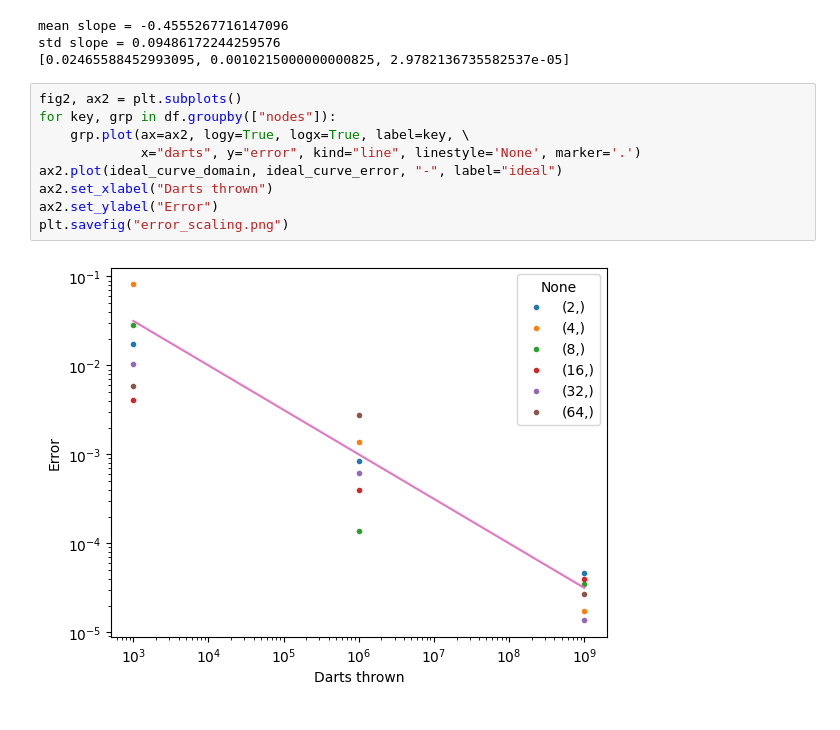
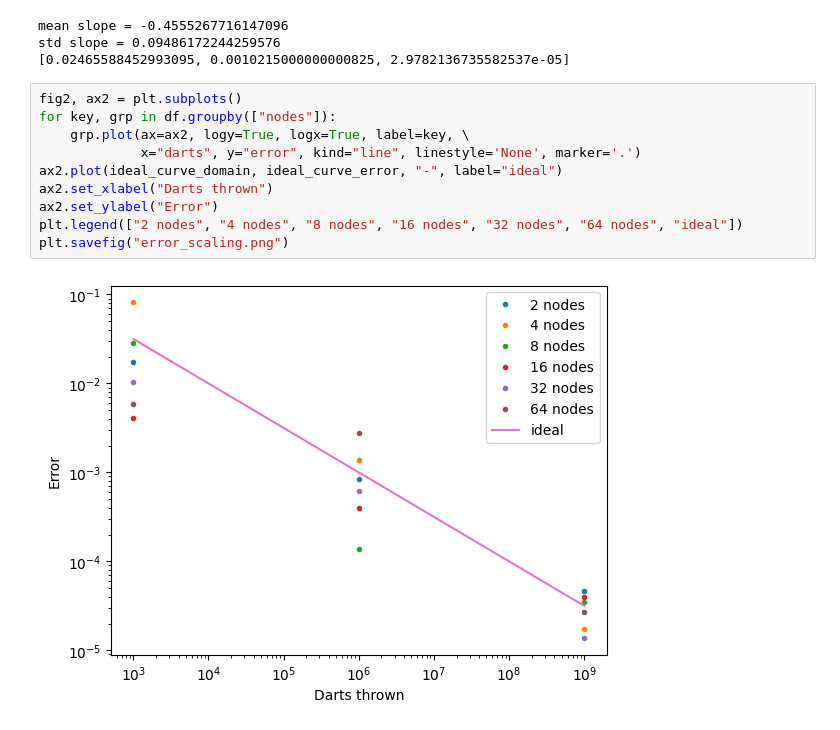
Before and after one commit to cmse822/project-2-pi-by-mpi-team1, a Jupyter notebook: results/runtime_plot.ipynb, the cells around one changed output. Saved outputs shown, nothing was run; the diff lists cells and outputs as text.

Commit message:
Fixed legend in error plot.

```diff
--- a/results/runtime_plot.ipynb
+++ b/results/runtime_plot.ipynb
@@ -56,11 +56,12 @@ std slope = 0.09486172244259576
 # %%
 fig2, ax2 = plt.subplots()
 for key, grp in df.groupby(["nodes"]):
     grp.plot(ax=ax2, logy=True, logx=True, label=key, \
              x="darts", y="error", kind="line", linestyle='None', marker='.')
 ax2.plot(ideal_curve_domain, ideal_curve_error, "-", label="ideal")
 ax2.set_xlabel("Darts thrown")
 ax2.set_ylabel("Error")
+plt.legend(["2 nodes", "4 nodes", "8 nodes", "16 nodes", "32 nodes", "64 nodes", "ideal"])
 plt.savefig("error_scaling.png")
 # %% [output]
-[figure, old version]
+[figure, new version]
```
Also changed, not shown: 1 other file.
